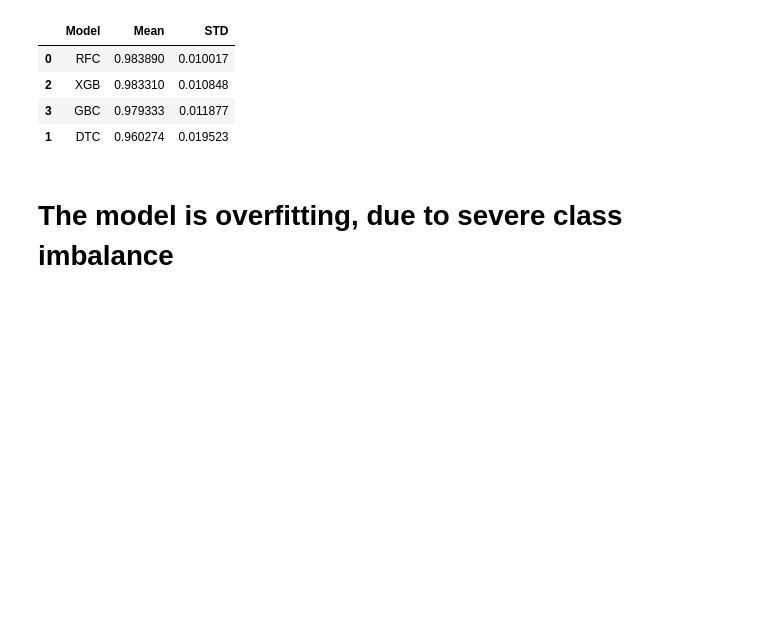
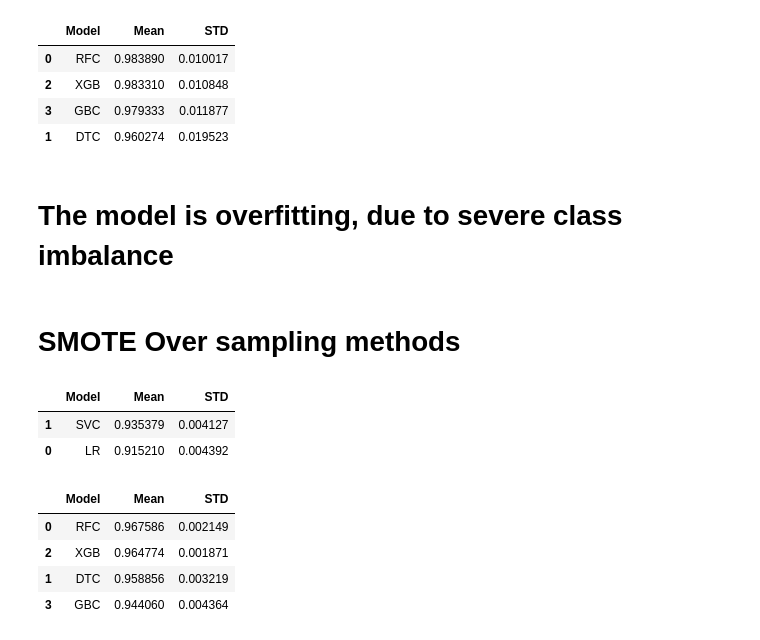
Before and after one commit to MaukanMir/Machine-Learning-Failure-Classification, a Jupyter notebook: training.ipynb, the cells around one changed output. Saved outputs shown, nothing was run; the diff lists cells and outputs as text; code cells hidden in the pictures; blank space fills up the shorter version.

Commit message:
added new models

```diff
--- a/training.ipynb
+++ b/training.ipynb
@@ -259,3 +259,25 @@ testing_selected_models(names, models, X, y)
 | 1 | DTC | 0.960274 | 0.019523 |
 # %% [markdown]
 # The model is overfitting, due to severe class imbalance
+# %% [markdown]
+# SMOTE Over sampling methods
+# %%
+X_smote, y_smote = get_over_sampling_methods(X, y, "SMOTE")
+# %%
+names = ['LR', 'SVC']
+models = get_selected_models(names)
+testing_selected_models(names, models, X_smote, y_smote)
+# %% [output]
+|  | Model | Mean | STD |
+| 1 | SVC | 0.935379 | 0.004127 |
+| 0 | LR | 0.915210 | 0.004392 |
+# %%
+names = ['RFC', 'DTC', 'XGB', 'GBC']
+models = get_selected_models(names)
+testing_selected_models(names, models, X_smote, y_smote)
+# %% [output]
+|  | Model | Mean | STD |
+| 0 | RFC | 0.967586 | 0.002149 |
+| 2 | XGB | 0.964774 | 0.001871 |
+| 1 | DTC | 0.958856 | 0.003219 |
+| 3 | GBC | 0.944060 | 0.004364 |
```
